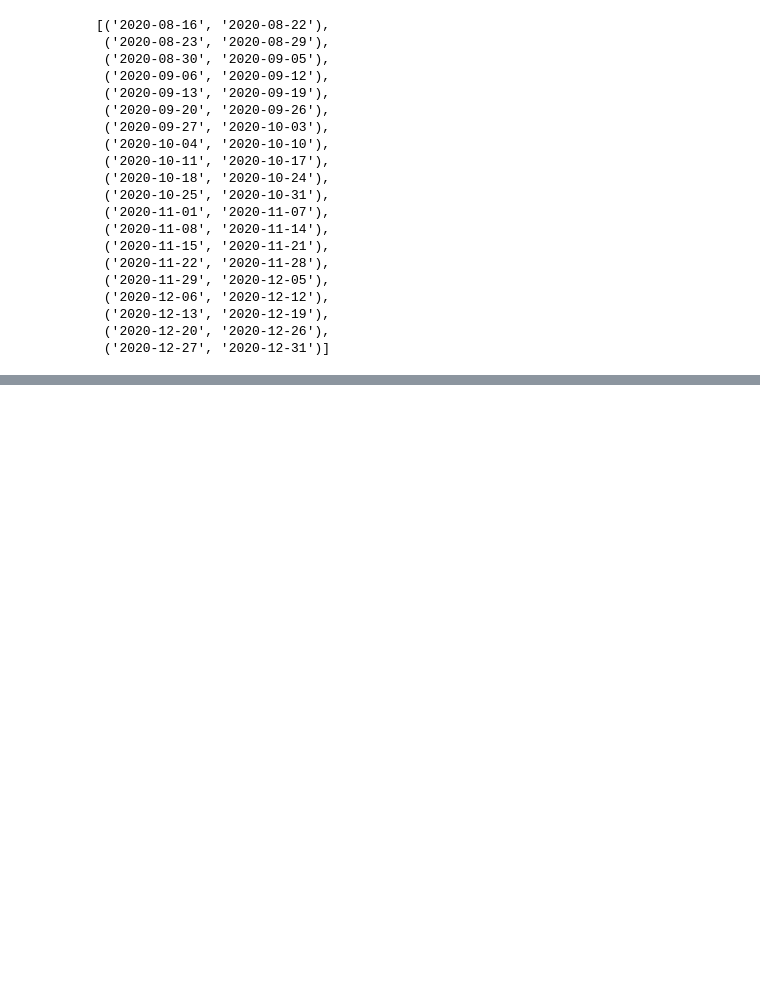
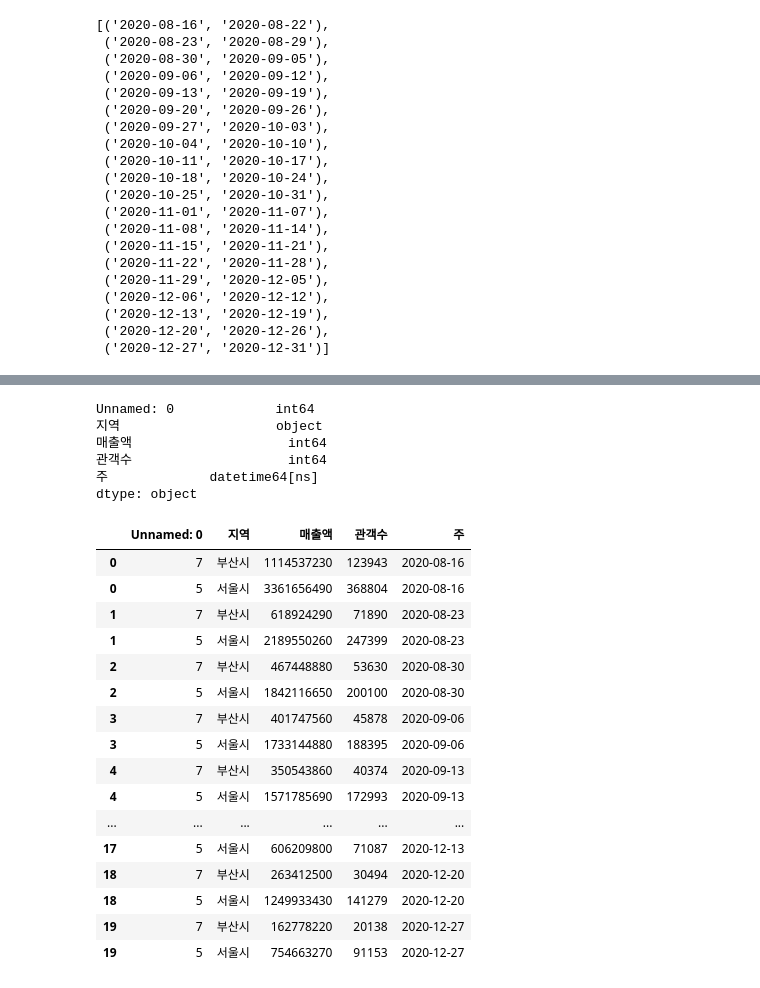
Before and after one commit to vvspearlvvs/MultiCampus_Project, a Jupyter notebook: 데이터_분석/data_영화_week/지역별 영화데이터_전처리_2020.ipynb, the cells around one changed output, grey strips where cells are left out. Saved outputs shown, nothing was run; the diff lists cells and outputs as text; code cells hidden in the pictures; blank space fills up the shorter version.

```diff
--- a/데이터_분석/data_영화_week/지역별 영화데이터_전처리_2020.ipynb
+++ b/데이터_분석/data_영화_week/지역별 영화데이터_전처리_2020.ipynb
@@ -176,0 +203,30 @@ busan_movie.to_csv("../result_2020/busan_movie_2020.csv",encoding="utf-8-sig")
+# %%
+movie_all.dtypes
+# %% [output]
+Unnamed: 0             int64
+지역                    object
+매출액                    int64
+관객수                    int64
+주             datetime64[ns]
+dtype: object
+# %%
+movie_all2 = movie_all.sort_values(by = ['주', '지역'])
+movie_all2
+# %% [output]
+|  | Unnamed: 0 | 지역 | 매출액 | 관객수 | 주 |
+| 0 | 7 | 부산시 | 1114537230 | 123943 | 2020-08-16 |
+| 0 | 5 | 서울시 | 3361656490 | 368804 | 2020-08-16 |
+| 1 | 7 | 부산시 | 618924290 | 71890 | 2020-08-23 |
+| 1 | 5 | 서울시 | 2189550260 | 247399 | 2020-08-23 |
+| 2 | 7 | 부산시 | 467448880 | 53630 | 2020-08-30 |
+| 2 | 5 | 서울시 | 1842116650 | 200100 | 2020-08-30 |
+| 3 | 7 | 부산시 | 401747560 | 45878 | 2020-09-06 |
+| 3 | 5 | 서울시 | 1733144880 | 188395 | 2020-09-06 |
+| 4 | 7 | 부산시 | 350543860 | 40374 | 2020-09-13 |
+| 4 | 5 | 서울시 | 1571785690 | 172993 | 2020-09-13 |
+| ... | ... | ... | ... | ... | ... |
+| 17 | 5 | 서울시 | 606209800 | 71087 | 2020-12-13 |
+| 18 | 7 | 부산시 | 263412500 | 30494 | 2020-12-20 |
+| 18 | 5 | 서울시 | 1249933430 | 141279 | 2020-12-20 |
+| 19 | 7 | 부산시 | 162778220 | 20138 | 2020-12-27 |
+| 19 | 5 | 서울시 | 754663270 | 91153 | 2020-12-27 |
```
Also changed, not shown: parts of 16 cells of this notebook, 2 other files.
